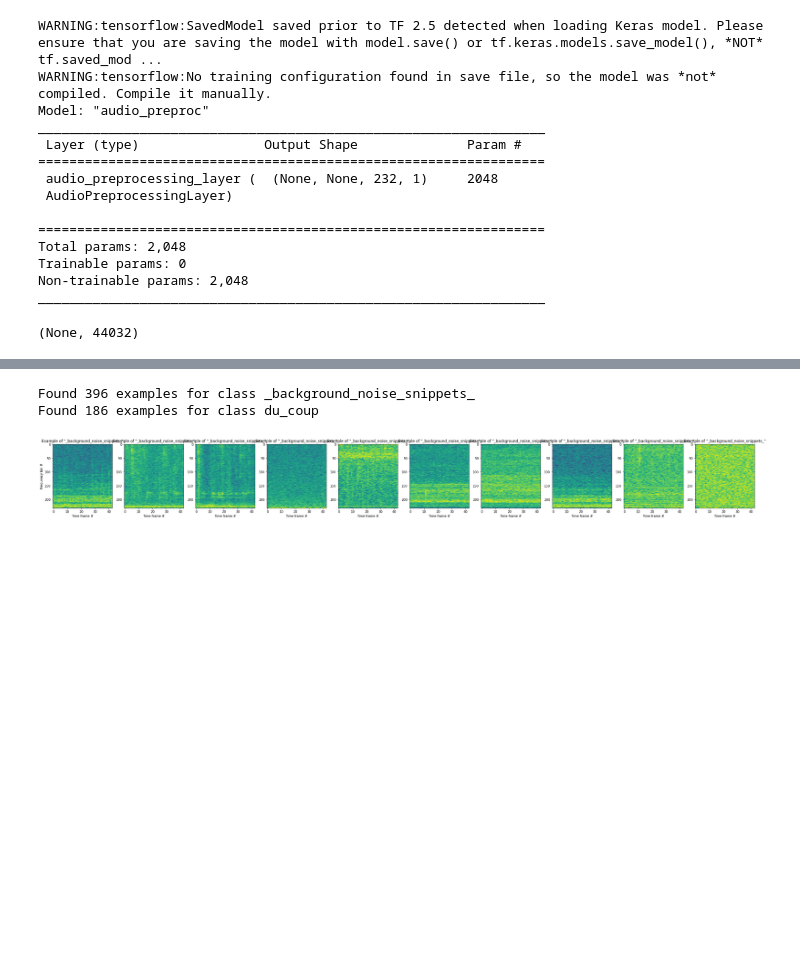
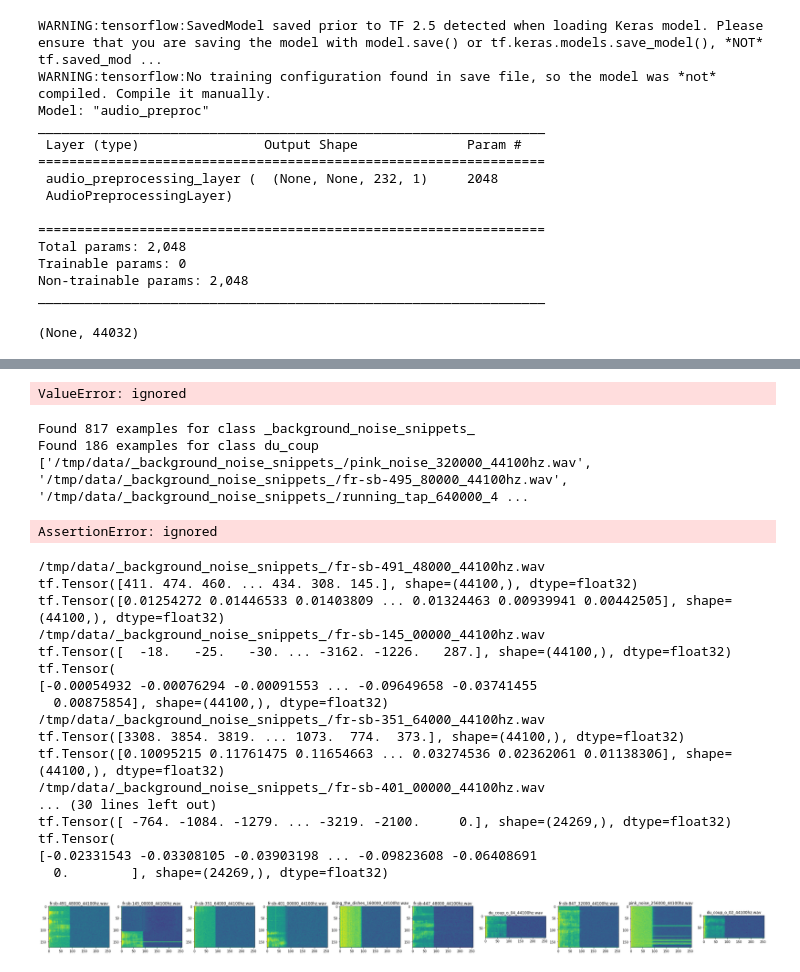
Before and after one commit to JulienGremillot/du_coup, a Jupyter notebook: du_coup_tfjs.ipynb, the cells around one changed output, grey strips where cells are left out. Cells and saved outputs as stored; diff of their text form; code cells hidden in the pictures; blank space fills up the shorter version.

```diff
--- a/du_coup_tfjs.ipynb
+++ b/du_coup_tfjs.ipynb
@@ -117,7 +180,7 @@ Copie le répertoire /content/gdrive/MyDrive/Colab Notebooks/du_coup vers /tmp/s
 # Create some constants to be used later.
 
 # Target sampling rate. It is required by the audio preprocessing model.
-TARGET_SAMPLE_RATE = 44100
+TARGET_SAMPLE_RATE = SAMPLING_RATE
 # The specific audio tensor length expected by the preprocessing model.
 EXPECTED_WAVEFORM_LEN = preproc_model.input_shape[-1]
 
@@ -184,8 +262,6 @@ def resample_wavs(dir_path, target_sample_rate=44100):
     resampled_path = os.path.splitext(wav_path)[0] + resampled_suffix
     wavfile.write(resampled_path, target_sample_rate, xs)
 
-
-for word in WORDS:
-  word_dir = os.path.join(DATA_ROOT, word)
-  assert os.path.isdir(word_dir)
-  resample_wavs(word_dir, target_sample_rate=TARGET_SAMPLE_RATE)
+du_coup_dir = os.path.join(data_dir, "du_coup")
+resample_wavs(snippets_dir, target_sample_rate=TARGET_SAMPLE_RATE)
+resample_wavs(du_coup_dir, target_sample_rate=TARGET_SAMPLE_RATE)
@@ -246,15 +531,29 @@ def get_dataset(input_wav_paths, labels):
+# %%
+ds = tf.data.Dataset.from_tensor_slices(input_wav_paths)
+ds.apply(read_wav_2)
+#read_wav_2(list(ds)[0])
+#ds = ds.map(read_wav_2)
+#ds = tf.data.Dataset.zip((ds, tf.data.Dataset.from_tensor_slices(labels)))
+#ds = ds.filter(filter_by_waveform_length)
+#ds = ds.map(get_spectrogram_2)
+# %% [output]
+ValueError: ignored
 # %%
 input_wav_paths_and_labels = []
 for i, word in enumerate(WORDS):
-  wav_paths = glob.glob(os.path.join(DATA_ROOT, word, "*_%shz.wav" % TARGET_SAMPLE_RATE))
+  wav_paths = glob.glob(os.path.join(data_dir, word, "*_%shz.wav" % TARGET_SAMPLE_RATE))
+  #wav_paths = glob.glob(os.path.join(data_dir, word, "*.wav"))
   print("Found %d examples for class %s" % (len(wav_paths), word))
   labels = [i] * len(wav_paths)
   input_wav_paths_and_labels.extend(zip(wav_paths, labels))
+
 random.shuffle(input_wav_paths_and_labels)
 
 input_wav_paths, labels = ([t[0] for t in input_wav_paths_and_labels],
                            [t[1] for t in input_wav_paths_and_labels])
-dataset = get_dataset(input_wav_paths, labels)
+
+#dataset = get_dataset(input_wav_paths, labels)
+dataset = get_dataset_2(input_wav_paths, labels)
 
 # Show some example spectrograms for inspection.
 fig = plt.figure(figsize=(40, 100))
@@ -262,15 +561,57 @@ dataset_iter = iter(dataset)
 num_spectrograms_to_show = 10
 for i in range(num_spectrograms_to_show):
   ax = fig.add_subplot(1, num_spectrograms_to_show, i + 1)
+  #try:
   spectrogram, label = next(dataset_iter)
   spectrogram = spectrogram.numpy()
   label = label.numpy()
   plt.imshow(np.flipud(np.squeeze(spectrogram, -1).T), aspect=0.2)
-  ax.set_title("Example of \"%s\"" % WORDS[label])
+  ax.set_title(WORDS[label])
   ax.set_xlabel("Time frame #")
   if i == 0:
     ax.set_ylabel("Frequency bin #")
+  #except Exception:
+  #  print("Erreur d'entrée avec le fichier", i)
 # %% [output]
-Found 396 examples for class _background_noise_snippets_
+Found 817 examples for class _background_noise_snippets_
 Found 186 examples for class du_coup
+['/tmp/data/_background_noise_snippets_/pink_noise_320000_44100hz.wav', '/tmp/data/_background_noise_snippets_/fr-sb-495_80000_44100hz.wav', '/tmp/data/_background_noise_snippets_/running_tap_640000_4 ...
-[figure, removed]
+AssertionError: ignored
+# %%
+fig = plt.figure(figsize=(40, 100))
+num_spectrograms_to_show = 10
+for i in range(num_spectrograms_to_show):
+  ax = fig.add_subplot(1, num_spectrograms_to_show, i + 1)
+  f = input_wav_paths[i]
+  print(f)
+  audio = tfio.audio.AudioIOTensor(f)
+  audio_slice = audio.to_tensor()
+  audio_tensor = tf.squeeze(audio_slice, axis=[-1])
+  tensor = tf.cast(audio_tensor, tf.float32) #/ 32768.0
+  print(tensor)
+  tensor = tf.cast(audio_tensor, tf.float32) / 32768.0
+  print(tensor)
+  spectrogram = tfio.audio.spectrogram(
+    tensor, nfft=512, window=512, stride=256)
+  plt.imshow(tf.math.log(spectrogram).numpy())
+  ax.set_title(f.split('/')[-1])
+  #plt.plot(tensor.numpy())
+# %% [output]
+/tmp/data/_background_noise_snippets_/fr-sb-491_48000_44100hz.wav
+tf.Tensor([411. 474. 460. ... 434. 308. 145.], shape=(44100,), dtype=float32)
+tf.Tensor([0.01254272 0.01446533 0.01403809 ... 0.01324463 0.00939941 0.00442505], shape=(44100,), dtype=float32)
+/tmp/data/_background_noise_snippets_/fr-sb-145_00000_44100hz.wav
+tf.Tensor([  -18.   -25.   -30. ... -3162. -1226.   287.], shape=(44100,), dtype=float32)
+tf.Tensor(
+[-0.00054932 -0.00076294 -0.00091553 ... -0.09649658 -0.03741455
+  0.00875854], shape=(44100,), dtype=float32)
+/tmp/data/_background_noise_snippets_/fr-sb-351_64000_44100hz.wav
+tf.Tensor([3308. 3854. 3819. ... 1073.  774.  373.], shape=(44100,), dtype=float32)
+tf.Tensor([0.10095215 0.11761475 0.11654663 ... 0.03274536 0.02362061 0.01138306], shape=(44100,), dtype=float32)
+/tmp/data/_background_noise_snippets_/fr-sb-401_00000_44100hz.wav
+... (30 lines left out)
+tf.Tensor([ -764. -1084. -1279. ... -3219. -2100.     0.], shape=(24269,), dtype=float32)
+tf.Tensor(
+[-0.02331543 -0.03308105 -0.03903198 ... -0.09823608 -0.06408691
+  0.        ], shape=(24269,), dtype=float32)
+[figure, added]
```
Also changed, not shown: parts of 47 cells of this notebook.
